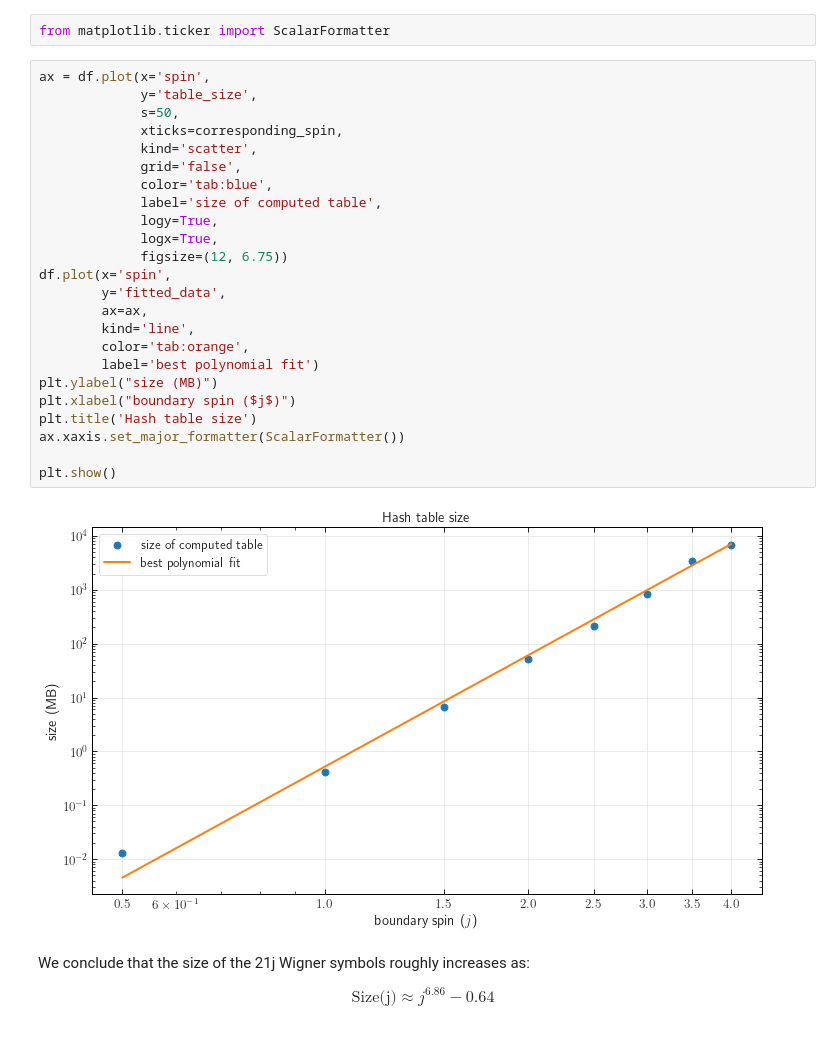
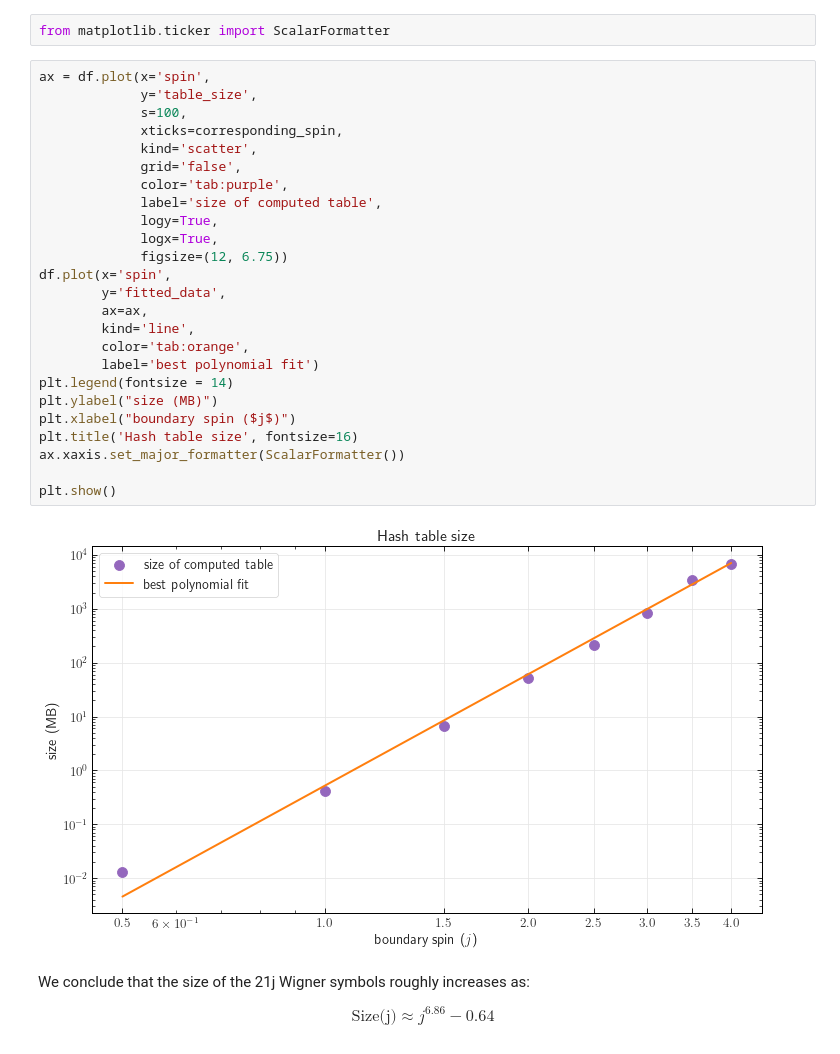
Before and after one commit to PietropaoloFrisoni/MCMC_16_cells_spinfoam, a Jupyter notebook: Python_interface.ipynb, the cells around one changed output. Drawn from its saved outputs; the diff is of its cells as text.

Commit message:
angle plot

```diff
--- a/Python_interface.ipynb
+++ b/Python_interface.ipynb
@@ -279,29 +331,30 @@ from matplotlib.ticker import ScalarFormatter
 # %%
 ax = df.plot(x='spin',
              y='table_size',
-             s=50,
+             s=100,
              xticks=corresponding_spin,
              kind='scatter',
              grid='false',
-             color='tab:blue',
+             color='tab:purple',
              label='size of computed table',
              logy=True,
              logx=True,
              figsize=(12, 6.75))
 df.plot(x='spin',
         y='fitted_data',
         ax=ax,
         kind='line',
         color='tab:orange',
         label='best polynomial fit')
+plt.legend(fontsize = 14)
 plt.ylabel("size (MB)")
 plt.xlabel("boundary spin ($j$)")
-plt.title('Hash table size')
+plt.title('Hash table size', fontsize=16)
 ax.xaxis.set_major_formatter(ScalarFormatter())
 
 plt.show()
 # %% [output]
-[figure, old version]
+[figure, new version]
 # %% [markdown]
 We conclude that the size of the 21j Wigner symbols roughly increases as:
 
```
Also changed, not shown: parts of 9 cells of this notebook.
